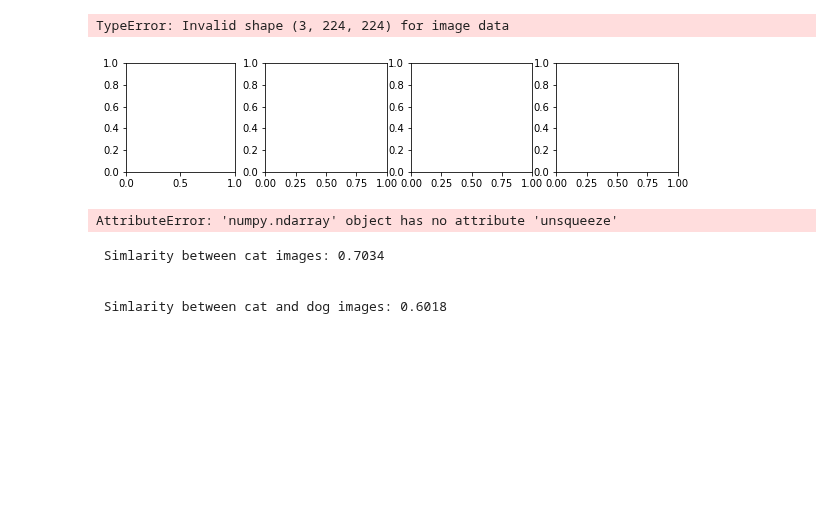
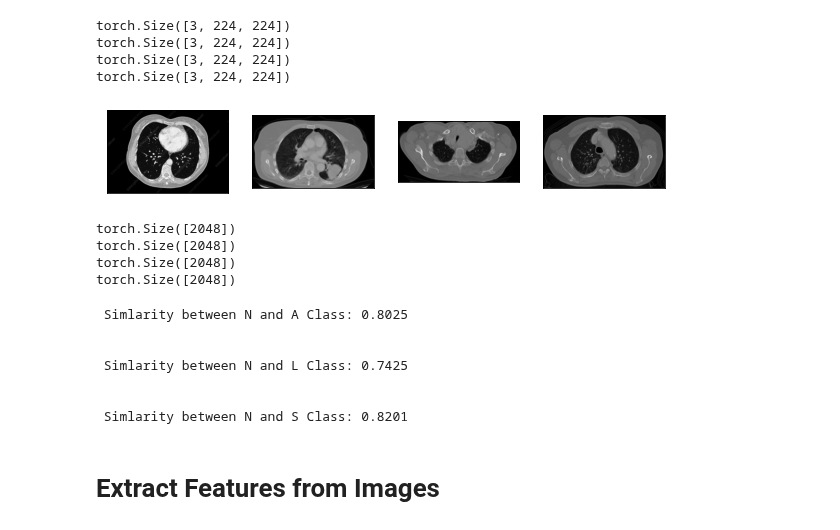
Before and after one commit to zacharyzimm/mids-281-final-project, a Jupyter notebook: nn_extract_feature.ipynb, the cells around one changed output. Cells and saved outputs as stored; diff of their text form; code cells hidden in the pictures; blank space fills up the shorter version.

```diff
--- a/nn_extract_feature.ipynb
+++ b/nn_extract_feature.ipynb
@@ -72,56 +64,66 @@ preprocess = transforms.Compose([
 ])
 
 def retype_image(in_img):
-  if np.max(in_img) > 1:
-    in_img = in_img.astype(np.uint8)
-  else:
-    in_img = (in_img * 255.0).astype(np.uint8)
-  return in_img
+    if np.max(in_img) > 1:
+        in_img = in_img.astype(np.uint8)
+    else:
+        in_img = (in_img * 255.0).astype(np.uint8)
+    return in_img
 
 def read_image(in_url):
-  # read the image and convert it to PIL image
-#   out_im = np.array(Image.open(urllib.request.urlopen(in_url)))[:, :, :3]
-  out_im = np.array(plt.imread(in_url))
-  out_im = retype_image(out_im)
+    # read the image and convert it to PIL image
+#     out_im = np.array(Image.open(urllib.request.urlopen(in_url)))[:, :, :3]
+    out_im = np.array(Image.open(in_url))[:, :, :3]
+#   out_im = np.array(plt.imread(in_url))
+    out_im = retype_image(out_im)
 
   # preprocess the image to prepare it for input to CNN
-  out_im = preprocess(Image.fromarray(out_im))
-
-  return out_im
+    out_im = preprocess(Image.fromarray(out_im))
+    print(out_im.shape)
+    return out_im
 # %%
 # downlaod and display some example images
 # fl = ['https://raw.githubusercontent.com/W281/fileRepository/main/live_session/cat1.png',
 #       'https://raw.githubusercontent.com/W281/fileRepository/main/live_session/cat2.png',
 #       'https://raw.githubusercontent.com/W281/fileRepository/main/live_session/dog1.png']
 
 fl = ['Data/train/normal/6 - Copy (3).png',
       'Data/train/adenocarcinoma_left.lower.lobe_T2_N0_M0_Ib/000061.png',
       'Data/train/large.cell.carcinoma_left.hilum_T2_N2_M0_IIIa/000002.png',
       'Data/train/squamous.cell.carcinoma_left.hilum_T1_N2_M0_IIIa/000003.png']
 
 # img1_n = plt.imread(fl[0])
 # img2_a = plt.imread(fl[1])
 # img3_l = plt.imread(fl[2])
 # img4_s = plt.imread(fl[3])
 
 img1_n = read_image(fl[0])
 img2_a = read_image(fl[1])
 img3_l = read_image(fl[2])
 img4_s = read_image(fl[3])
 
+# fig, ax = plt.subplots(nrows=1, ncols=4, figsize=(10,2))
+# ax[0].imshow(img1_n)
+# ax[1].imshow(img2_a)
+# ax[2].imshow(img3_l)
+# ax[3].imshow(img4_s)
+
 fig, ax = plt.subplots(nrows=1, ncols=4, figsize=(10,2))
-ax[0].imshow(img1_n)
-ax[1].imshow(img2_a)
-ax[2].imshow(img3_l)
-ax[3].imshow(img4_s)
+ax[0].imshow(Image.open(fl[0]))
+ax[1].imshow(Image.open(fl[1]))
+ax[2].imshow(Image.open(fl[2]))
+ax[3].imshow(Image.open(fl[3]))
 
 for axi in ax:
   axi.set_xticks([])
   axi.set_yticks([])
 plt.show()
 # %% [output]
-TypeError: Invalid shape (3, 224, 224) for image data
+torch.Size([3, 224, 224])
+torch.Size([3, 224, 224])
+torch.Size([3, 224, 224])
+torch.Size([3, 224, 224])
-[figure, old version]
+[figure, new version]
 # %%
 # put the model in evaluation mode
 resnet101.eval()
@@ -135,18 +137,29 @@ print(emb3.shape)
 emb4 = model_conv_features(img4_s.unsqueeze(0).to('cpu')).squeeze()
 print(emb4.shape)
 # %% [output]
-AttributeError: 'numpy.ndarray' object has no attribute 'unsqueeze'
+torch.Size([2048])
+torch.Size([2048])
+torch.Size([2048])
+torch.Size([2048])
 # %%
 # get the cosine similarity between the images
 cos = nn.CosineSimilarity(dim=1, eps=1e-6)
 
-cat_cat_sim = cos(emb1_cat.unsqueeze(0), emb2_cat.unsqueeze(0))
-print('\n Simlarity between cat images: {0:.4}\n'.format(cat_cat_sim.detach().numpy()[0]))
+n_a_sim = cos(emb1.unsqueeze(0), emb2.unsqueeze(0))
+print('\n Simlarity between N and A Class: {0:.4}\n'.format(n_a_sim.detach().numpy()[0]))
 
-cat_dog_sim = cos(emb1_cat.unsqueeze(0), emb1_dog.unsqueeze(0))
-print('\n Simlarity between cat and dog images: {0:.4}\n'.format(cat_dog_sim.detach().numpy()[0]))
+n_l_sim = cos(emb1.unsqueeze(0), emb3.unsqueeze(0))
+print('\n Simlarity between N and L Class: {0:.4}\n'.format(n_l_sim.detach().numpy()[0]))
+
+n_s_sim = cos(emb1.unsqueeze(0), emb4.unsqueeze(0))
+print('\n Simlarity between N and S Class: {0:.4}\n'.format(n_s_sim.detach().numpy()[0]))
 # %% [output]
- Simlarity between cat images: 0.7034
+ Simlarity between N and A Class: 0.8025
 
 
- Simlarity between cat and dog images: 0.6018
+ Simlarity between N and L Class: 0.7425
+
+
+ Simlarity between N and S Class: 0.8201
+# %% [markdown]
+# Extract Features from Images
```
Also changed, not shown: parts of 3 cells of this notebook.
